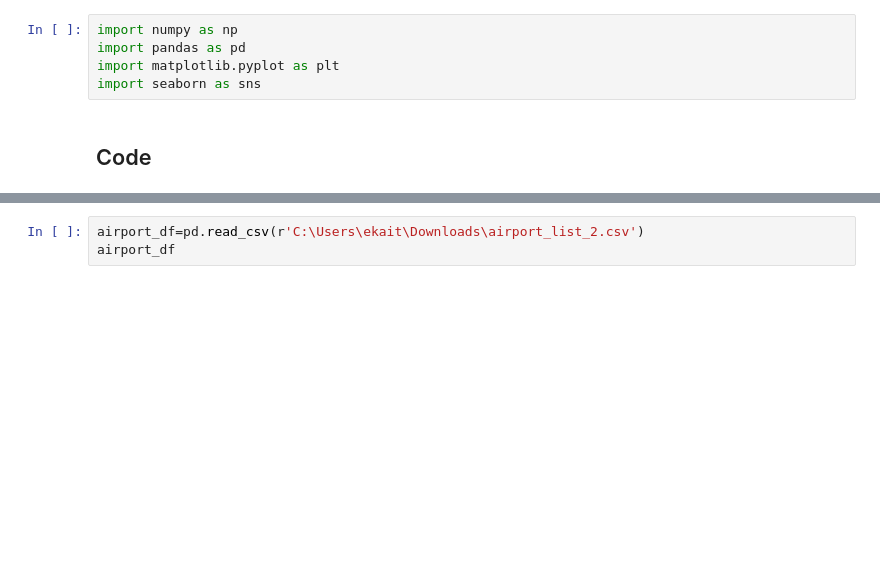
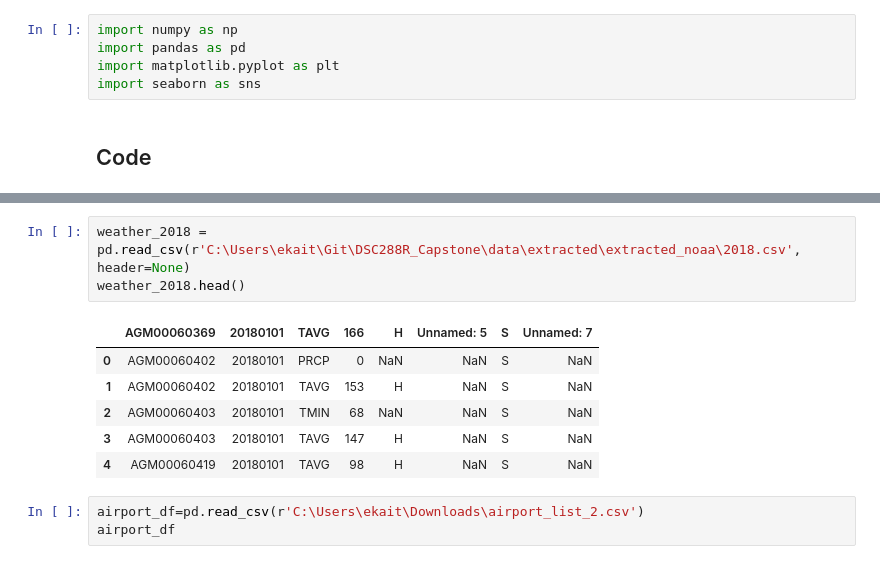
Before and after one commit to ekrichards/DSC288R_Capstone, a Jupyter notebook: notebooks/er.ipynb, the cells around one changed output, grey strips where cells are left out. Drawn from its saved outputs; the diff is of its cells as text; blank space fills up the shorter version.

```diff
--- a/notebooks/er.ipynb
+++ b/notebooks/er.ipynb
@@ -12,3 +23,13 @@ import seaborn as sns
+# %%
+weather_2018 = pd.read_csv(r'C:\Users\ekait\Git\DSC288R_Capstone\data\extracted\extracted_noaa\2018.csv', header=None)
+weather_2018.head()
+# %% [output]
+|  | AGM00060369 | 20180101 | TAVG | 166 | H | Unnamed: 5 | S | Unnamed: 7 |
+| 0 | AGM00060402 | 20180101 | PRCP | 0 | NaN | NaN | S | NaN |
+| 1 | AGM00060402 | 20180101 | TAVG | 153 | H | NaN | S | NaN |
+| 2 | AGM00060403 | 20180101 | TMIN | 68 | NaN | NaN | S | NaN |
+| 3 | AGM00060403 | 20180101 | TAVG | 147 | H | NaN | S | NaN |
+| 4 | AGM00060419 | 20180101 | TAVG | 98 | H | NaN | S | NaN |
 # %%
 airport_df=pd.read_csv(r'C:\Users\ekait\Downloads\airport_list_2.csv')
 airport_df
```
Also changed, not shown: parts of 1 cell of this notebook, 6 other files.
